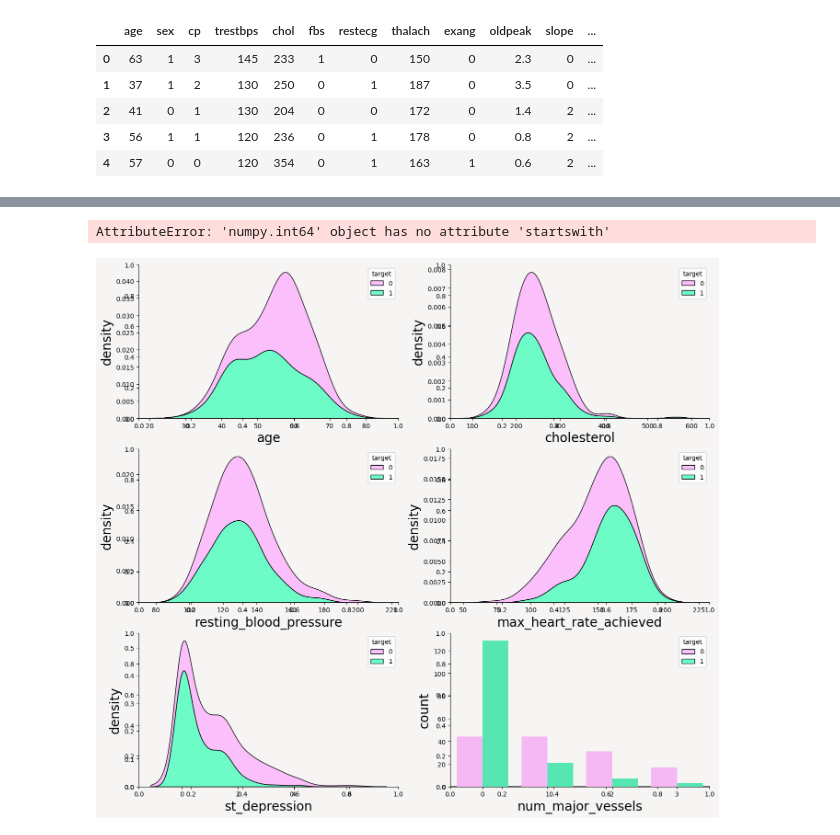
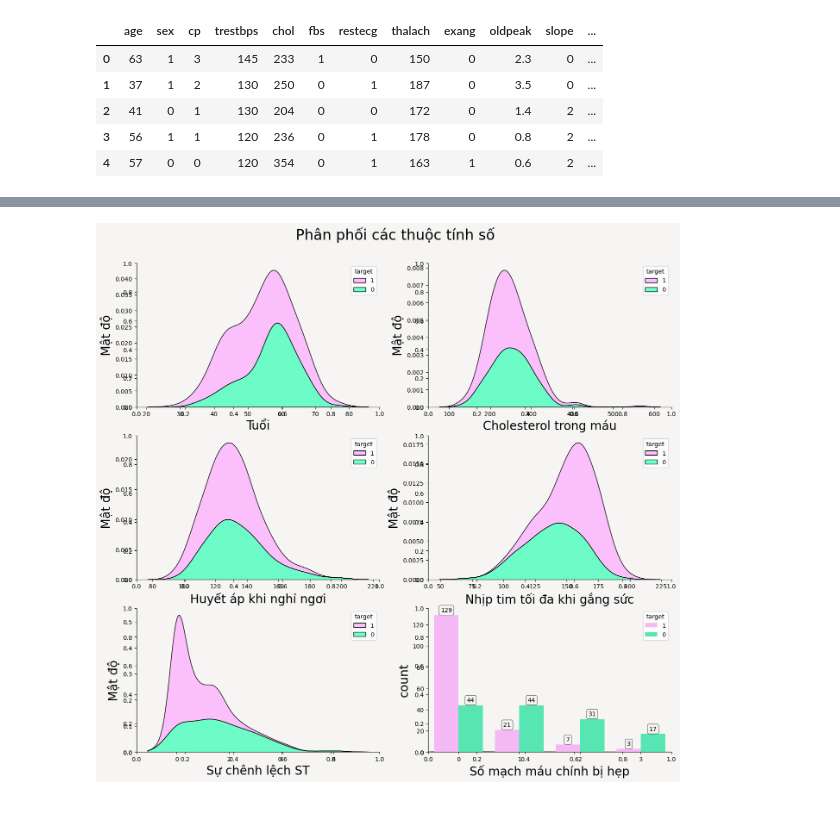
Before and after one commit to DoTienOanh/AI, a Jupyter notebook: AI.ipynb, the cells around one changed output, grey strips where cells are left out. Drawn from its saved outputs; the diff is of its cells as text; code cells hidden in the pictures.

```diff
--- a/AI.ipynb
+++ b/AI.ipynb
@@ -134,18 +136,18 @@ data.head()
 # %%
-# numerical fearures 6
-num_feats = ['age', 'cholesterol', 'resting_blood_pressure', 'max_heart_rate_achieved', 'st_depression', 'num_major_vessels']
-# categorical (binary)
-bin_feats = ['sex', 'fasting_blood_sugar', 'exercise_induced_angina', 'target']
-# caterorical (multi-)
-nom_feats= ['chest_pain_type', 'resting_electrocardiogram', 'st_slope', 'thalassemia']
+# Thuộc tính số
+num_feats = ['Tuổi', 'Cholesterol trong máu', 'Huyết áp khi nghỉ ngơi', 'Nhịp tim tối đa khi gắng sức', 'Sự chênh lệch ST', 'Số mạch máu chính bị hẹp']
+# Phân loại (binary)
+bin_feats = ['Giới tính', 'Đường huyết lúc đói', 'Đau thắt ngực do gắng sức', 'target']
+# Phân loại (multi-)
+nom_feats= ['Loại đau ngực', 'Kết quả điện tâm đồ lúc nghỉ ngơi', 'Độ dốc đoạn ST', 'Thalassemia']
 cat_feats = nom_feats + bin_feats
 # %%
 mypal= ['#FC05FB', '#FEAEFE', '#FCD2FC','#F3FEFA', '#B4FFE4','#3FFEBA']
 
-plt.figure(figsize=(7, 5),facecolor='#F6F5F4')
+plt.figure(figsize=(7, 5),facecolor='White')
 total = float(len(data))
 ax = sns.countplot(x=data['target'], palette=mypal[1::4])
-ax.set_facecolor('#F6F5F4')
+ax.set_facecolor('white')
 
 for p in ax.patches:
 
@@ -153,7 +155,7 @@ for p in ax.patches:
     ax.text(p.get_x()+p.get_width()/2.,height + 3,'{:1.1f} %'.format((height/total)*100), ha="center",
            bbox=dict(facecolor='none', edgecolor='black', boxstyle='round', linewidth=0.5))
 
-ax.set_title('Target variable distribution', fontsize=20, y=1.05)
+ax.set_title('Phân phối biến mục tiêu', fontsize=20, y=1.05)
 sns.despine(right=True)
 sns.despine(offset=5, trim=True)
 # %% [output]
@@ -171,33 +175,38 @@ data[num_feats].describe().T
+# %%
+import seaborn as sns
+import matplotlib.pyplot as plt
+
+# Giả sử data là DataFrame của bạn
+data['target'] = data['target'].astype(str)
 # %%
 L = len(num_feats)
 ncol= 2
 nrow= int(np.ceil(L/ncol))
 #remove_last= (nrow * ncol) - L
 
 fig, ax = plt.subplots(nrow, ncol, figsize=(16, 14),facecolor='#F6F5F4')
 fig.subplots_adjust(top=0.92)
 
 i = 1
 for col in num_feats:
     plt.subplot(nrow, ncol, i, facecolor='#F6F5F4')
 
     ax = sns.kdeplot(data=data, x=col, hue="target", multiple="stack", palette=mypal[1::4])
     ax.set_xlabel(col, fontsize=20)
-    ax.set_ylabel("density", fontsize=20)
+    ax.set_ylabel("Mật độ", fontsize=20)
     sns.despine(right=True)
     sns.despine(offset=0, trim=False)
 
-    if col == 'num_major_vessels':
+    if col == 'Số mạch máu chính bị hẹp':
         sns.countplot(data=data, x=col, hue="target", palette=mypal[1::4])
         for p in ax.patches:
                 height = p.get_height()
                 ax.text(p.get_x()+p.get_width()/2.,height + 3,'{:1.0f}'.format((height)),ha="center",
                       bbox=dict(facecolor='none', edgecolor='black', boxstyle='round', linewidth=0.5))
 
     i = i +1
-plt.suptitle('Distribution of Numerical Features' ,fontsize = 24);
+plt.suptitle('Phân phối các thuộc tính số' ,fontsize = 24);
 # %% [output]
-AttributeError: 'numpy.int64' object has no attribute 'startswith'
-[figure, old version]
+[figure, new version]
 # %%
 
```
Also changed, not shown: parts of 14 cells of this notebook.
